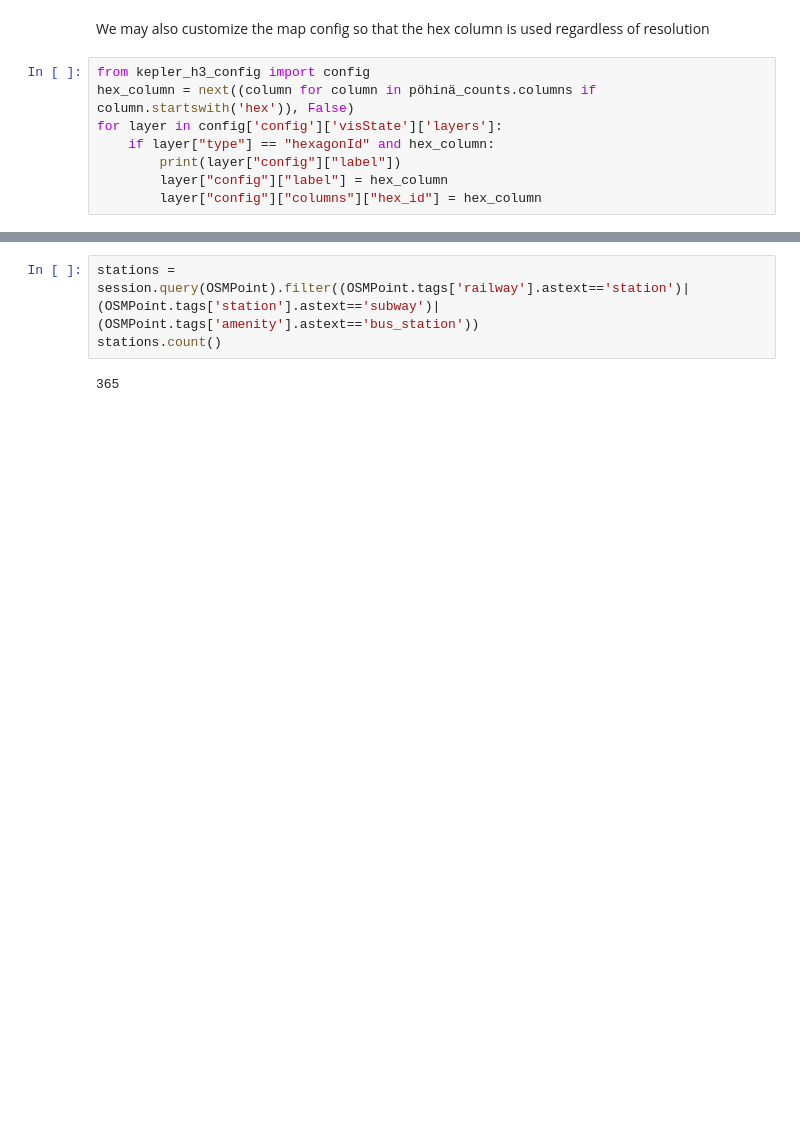
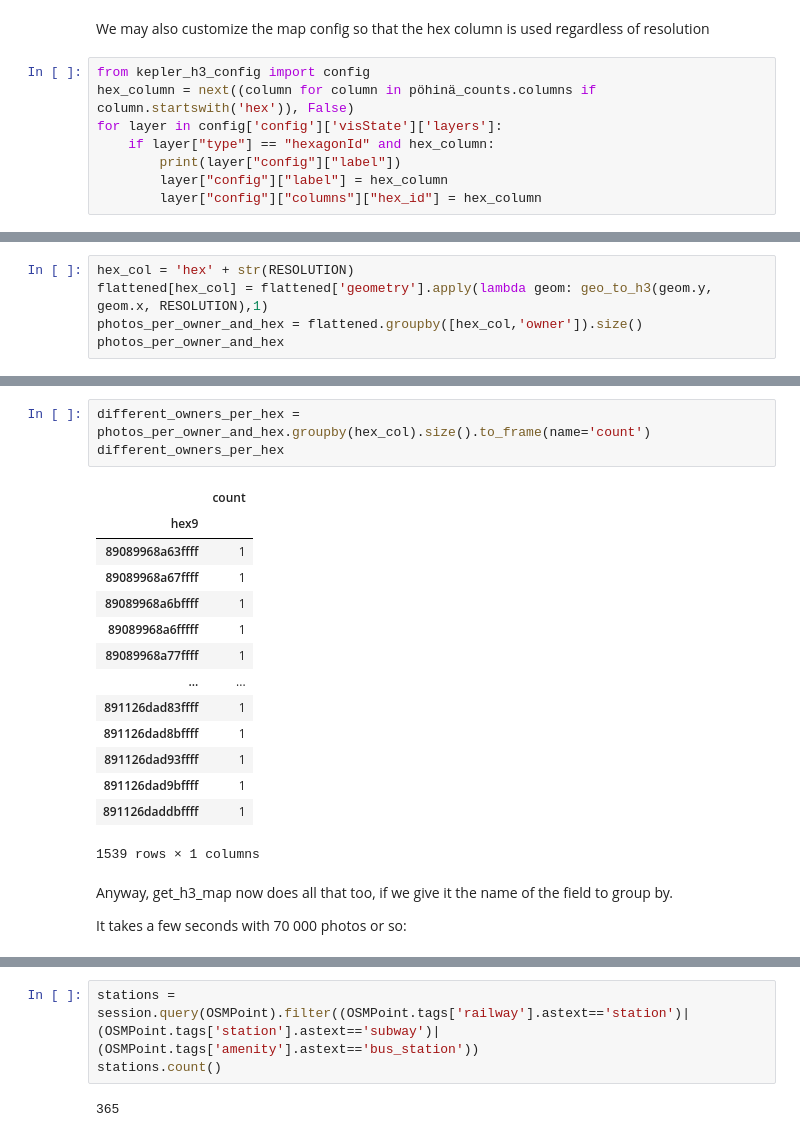
Before and after one commit to GispoCoding/geoviz-notebooks, a Jupyter notebook: notebooks/visualize.ipynb, the cells around one changed output, grey strips where cells are left out. Drawn from its saved outputs; the diff is of its cells as text; blank space fills up the shorter version.

```diff
--- a/notebooks/visualize.ipynb
+++ b/notebooks/visualize.ipynb
@@ -315,0 +378,5 @@ map.config
+# %%
+hex_col = 'hex' + str(RESOLUTION)
+flattened[hex_col] = flattened['geometry'].apply(lambda geom: geo_to_h3(geom.y, geom.x, RESOLUTION),1)
+photos_per_owner_and_hex = flattened.groupby([hex_col,'owner']).size()
+photos_per_owner_and_hex
@@ -315,0 +397,22 @@ map.config
+# %%
+different_owners_per_hex = photos_per_owner_and_hex.groupby(hex_col).size().to_frame(name='count')
+different_owners_per_hex
+# %% [output]
+|  | count |
+| hex9 |  |
+| 89089968a63ffff | 1 |
+| 89089968a67ffff | 1 |
+| 89089968a6bffff | 1 |
+| 89089968a6fffff | 1 |
+| 89089968a77ffff | 1 |
+| ... | ... |
+| 891126dad83ffff | 1 |
+| 891126dad8bffff | 1 |
+| 891126dad93ffff | 1 |
+| 891126dad9bffff | 1 |
+| 891126daddbffff | 1 |
+1539 rows × 1 columns
+# %% [markdown]
+Anyway, get_h3_map now does all that too, if we give it the name of the field to group by.
+
+It takes a few seconds with 70 000 photos or so:
```
Also changed, not shown: parts of 57 cells of this notebook.
